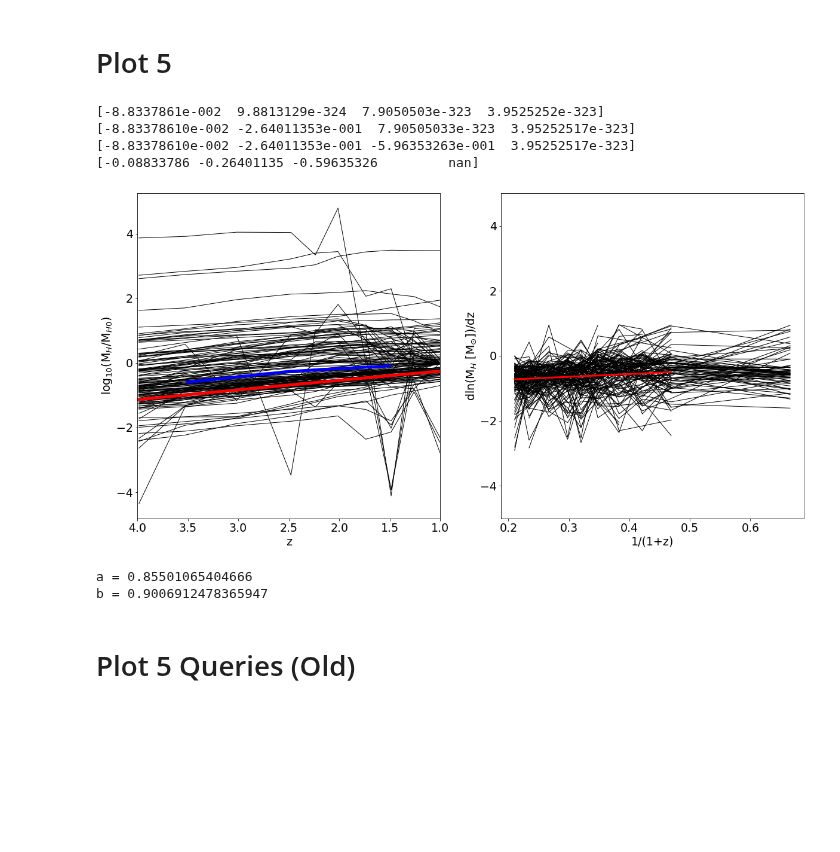
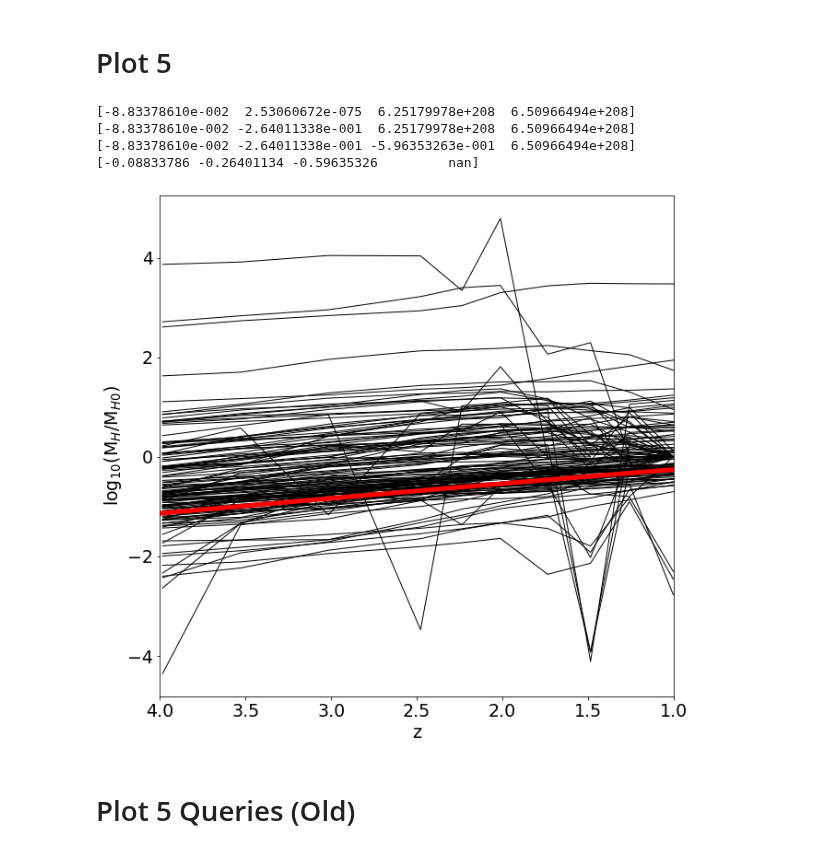
Before and after one commit to xvh422/L4-Project, a Jupyter notebook: J_Carter_Code.ipynb, the cells around one changed output. Cells and saved outputs as stored; diff of their text form; code cells hidden in the pictures; blank space fills up the shorter version.

Commit message:
More Plots

```diff
--- a/J_Carter_Code.ipynb
+++ b/J_Carter_Code.ipynb
@@ -1087,81 +1087,46 @@ def medians(xs, ys, min, max, step):
 # %% [markdown]
 # Plot 5
 # %%
-fig, (ax1, ax2) = plt.subplots(1, 2, figsize=(20,10))
+fig, ax1 = plt.subplots(1, 1, figsize=(10,10))
 
 # Plot 1
 all_Rs = []
 all_zs = []
 for num in nums:
   M = Results_5[num]['halo']
   z = Results_5[num]['z']
   M = Results_5[num]['halo'][z <= 15]
   z = Results_5[num]['z'][z <= 15]
   if M[0] > 0:
     R = log_with_zeros(M/M[0])
   else:
     R = log_with_zeros(M/M[1])
   ax1.plot(z, R, linewidth=1, color='black')
   all_Rs = all_Rs + list(R)
   all_zs = all_zs + list(z)
 
 all_Rs = np.array(all_Rs)
 all_zs = np.array(all_zs)
 Meds = medians(all_zs, all_Rs, 1.0, 4.0, 1.0)
-ax1.plot(Meds[0], Meds[1], color='b', linewidth=5)
-
-
-# Plot 2
-all_Grads = []
-all_zs    = []
-for num in nums:
-  M = ln_with_zeros(Results_5[num]['halo'])
-  z = Results_5[num]['z']
-  Grads = []
-  zs    = []
-  for i in range(len(M)-1):
-    dM    = M[i+1]-M[i]
-    dz    = z[i+1]-z[i]
-    grad  = dM/dz
-    Grads = Grads + [grad]
-    zs    = zs + [z[i] + dz/2]
-  Grads   = np.array(Grads)
-  Grads_2 = Grads[np.logical_and(Grads > -3, Grads < 1)]
-  zs      = np.array(zs)
-  a      = 1/(1+zs)
-  a_2    = a[np.logical_and(Grads > -3, Grads < 1)]
-  ax2.plot(a_2, Grads_2, linewidth=1, color='black')
-  all_Grads = all_Grads + list(Grads_2)
-  all_zs    = all_zs + list(a_2)
-
-all_Grads   = np.array(all_Grads)
-all_zs      = np.array(all_zs)
-params      = np.polyfit(all_zs, all_Grads, 1)
-ax2.plot(a, params[0]*a + params[1], linewidth=3, color='r')
+#ax1.plot(Meds[0], Meds[1], color='b', linewidth=5)
 
 zs = np.arange(4, 1, -0.01)
 z2 = zs # - 1.0
 a = 0.24
 b = 0.75
 ax1.plot(zs, np.log10((1+z2)**a*np.exp(-b*z2)), '-', linewidth=5, color='red')
 
 ax1.set_xlabel(r'z')
 ax1.set_ylabel(r'log$_{10}$(M$_{H}$/M$_{H0}$)')
-ax2.set_xlabel(r'1/(1+z)')
-ax2.set_ylabel(r'dln(M$_{H}$ [M$_{\odot}$])/dz')
 ax1.set_xlim(4.0,1.0)
-ax2.set_ylim(-5.0,5.0)
+plt.savefig('Plot_5.jpeg', bbox_inches = 'tight')
 plt.show()
-print('a =', params[0])
-print('b =', -params[1])
 # %% [output]
-[-8.8337861e-002  9.8813129e-324  7.9050503e-323  3.9525252e-323]
-[-8.83378610e-002 -2.64011353e-001  7.90505033e-323  3.95252517e-323]
-[-8.83378610e-002 -2.64011353e-001 -5.96353263e-001  3.95252517e-323]
-[-0.08833786 -0.26401135 -0.59635326         nan]
+[-8.83378610e-002  2.53060672e-075  6.25179978e+208  6.50966494e+208]
+[-8.83378610e-002 -2.64011338e-001  6.25179978e+208  6.50966494e+208]
+[-8.83378610e-002 -2.64011338e-001 -5.96353263e-001  6.50966494e+208]
+[-0.08833786 -0.26401134 -0.59635326         nan]
-[figure, old version]
+[figure, new version]
-a = 0.85501065404666
-b = 0.9006912478365947
 # %% [markdown]
 # Plot 5 Queries (Old)
 # %%
```
Also changed, not shown: parts of 2 cells of this notebook, 5 other files.
